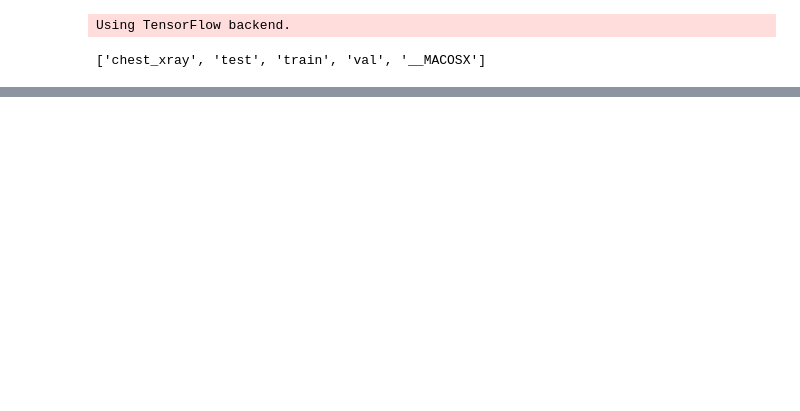
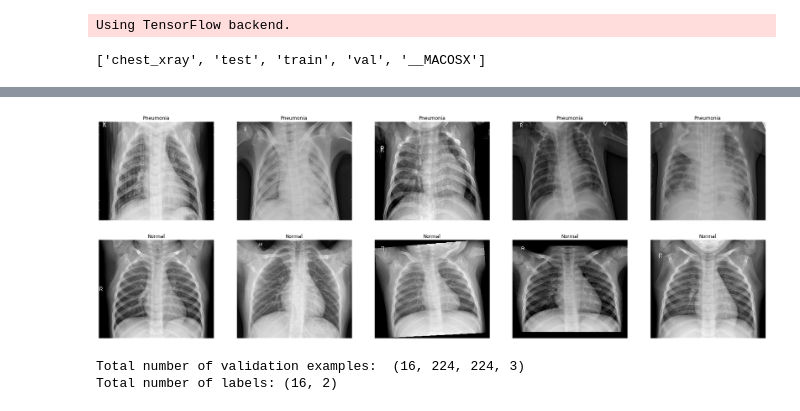
Before and after one commit to EDequidt/tp_image_deeplearningynov, a Jupyter notebook: Chest X-Ray Images (Pneumonia).ipynb, the cells around one changed output, grey strips where cells are left out. Saved outputs shown, nothing was run; the diff lists cells and outputs as text; code cells hidden in the pictures; blank space fills up the shorter version.

Commit message:
maj chest xray

```diff
--- a/Chest X-Ray Images (Pneumonia).ipynb
+++ b/Chest X-Ray Images (Pneumonia).ipynb
@@ -62,7 +62,7 @@ np.random.seed(111)
 aug.seed(111)
 # %%
 # Define path to the data directory
-data_dir = Path('../data/chest-xray/chest_xray')
+data_dir = Path('C:/Users/Azelnoo/Documents/GitHub/data/chest_xray/chest_xray')
 
 # Path to train directory (Fancy pathlib...no more os.path!!)
 train_dir = data_dir / 'train'
@@ -125,0 +128,73 @@ ValueError: min() arg is an empty sequence
+# %%
+# Get few samples for both the classes
+pneumonia_samples = (train_data[train_data['label']==1]['image'].iloc[:5]).tolist()
+normal_samples = (train_data[train_data['label']==0]['image'].iloc[:5]).tolist()
+
+# Concat the data in a single list and del the above two list
+samples = pneumonia_samples + normal_samples
+del pneumonia_samples, normal_samples
+
+# Plot the data
+f, ax = plt.subplots(2,5, figsize=(30,10))
+for i in range(10):
+    img = imread(samples[i])
+    ax[i//5, i%5].imshow(img, cmap='gray')
+    if i<5:
+        ax[i//5, i%5].set_title("Pneumonia")
+    else:
+        ax[i//5, i%5].set_title("Normal")
+    ax[i//5, i%5].axis('off')
+    ax[i//5, i%5].set_aspect('auto')
+plt.show()
+# %% [output]
+[figure, added]
+# %%
+# Get the path to the sub-directories
+normal_cases_dir = val_dir / 'NORMAL'
+pneumonia_cases_dir = val_dir / 'PNEUMONIA'
+
+# Get the list of all the images
+normal_cases = normal_cases_dir.glob('*.jpeg')
+pneumonia_cases = pneumonia_cases_dir.glob('*.jpeg')
+
+# List that are going to contain validation images data and the corresponding labels
+valid_data = []
+valid_labels = []
+
+
+# Some images are in grayscale while majority of them contains 3 channels. So, if the image is grayscale, we will convert into a image with 3 channels.
+# We will normalize the pixel values and resizing all the images to 224x224
+
+# Normal cases
+for img in normal_cases:
+    img = cv2.imread(str(img))
+    img = cv2.resize(img, (224,224))
+    if img.shape[2] ==1:
+        img = np.dstack([img, img, img])
+    img = cv2.cvtColor(img, cv2.COLOR_BGR2RGB)
+    img = img.astype(np.float32)/255.
+    label = to_categorical(0, num_classes=2)
+    valid_data.append(img)
+    valid_labels.append(label)
+
+# Pneumonia cases
+for img in pneumonia_cases:
+    img = cv2.imread(str(img))
+    img = cv2.resize(img, (224,224))
+    if img.shape[2] ==1:
+        img = np.dstack([img, img, img])
+    img = cv2.cvtColor(img, cv2.COLOR_BGR2RGB)
+    img = img.astype(np.float32)/255.
+    label = to_categorical(1, num_classes=2)
+    valid_data.append(img)
+    valid_labels.append(label)
+
+# Convert the list into numpy arrays
+valid_data = np.array(valid_data)
+valid_labels = np.array(valid_labels)
+
+print("Total number of validation examples: ", valid_data.shape)
+print("Total number of labels:", valid_labels.shape)
+# %% [output]
+Total number of validation examples:  (16, 224, 224, 3)
+Total number of labels: (16, 2)
```
Also changed, not shown: parts of 13 cells of this notebook.
